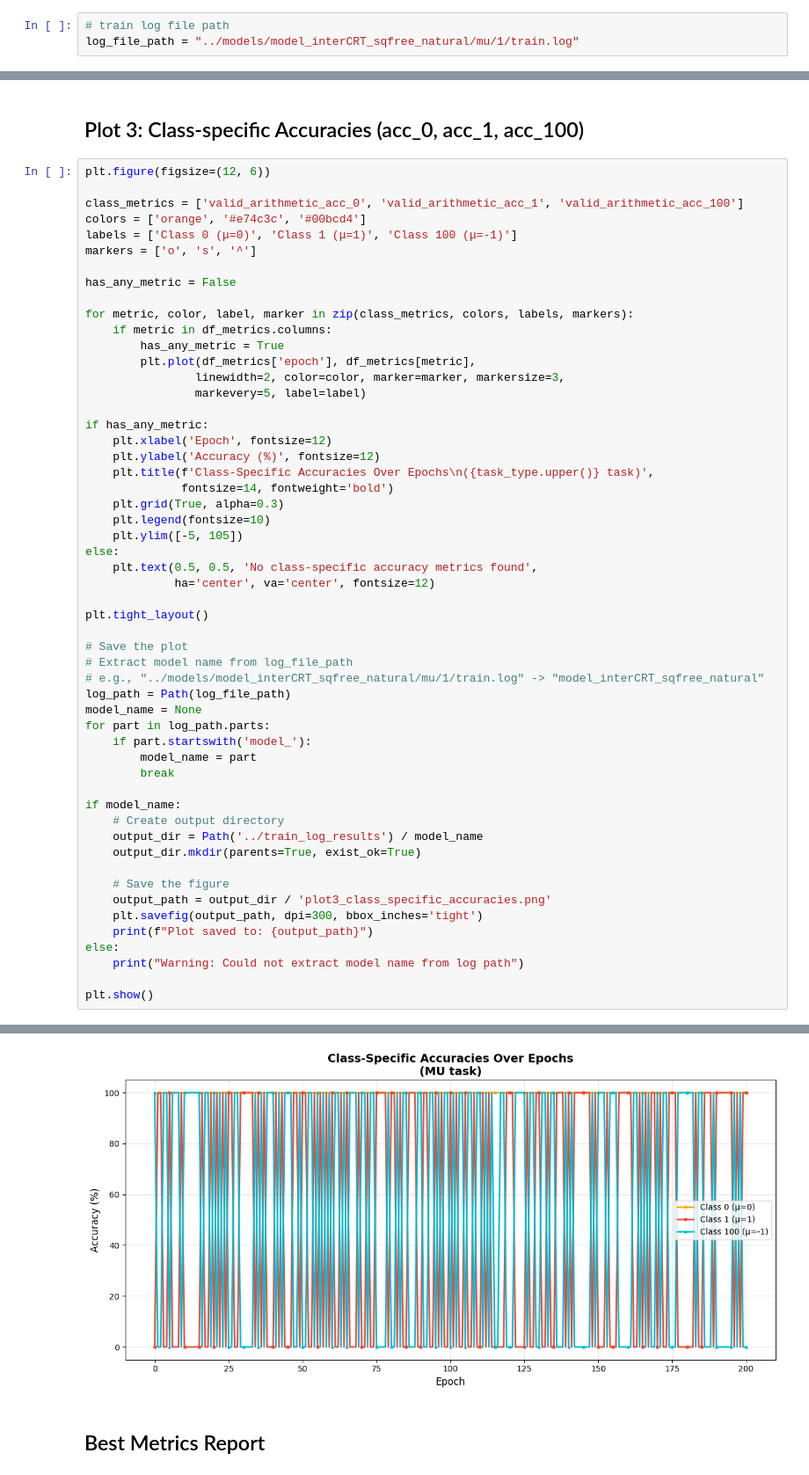
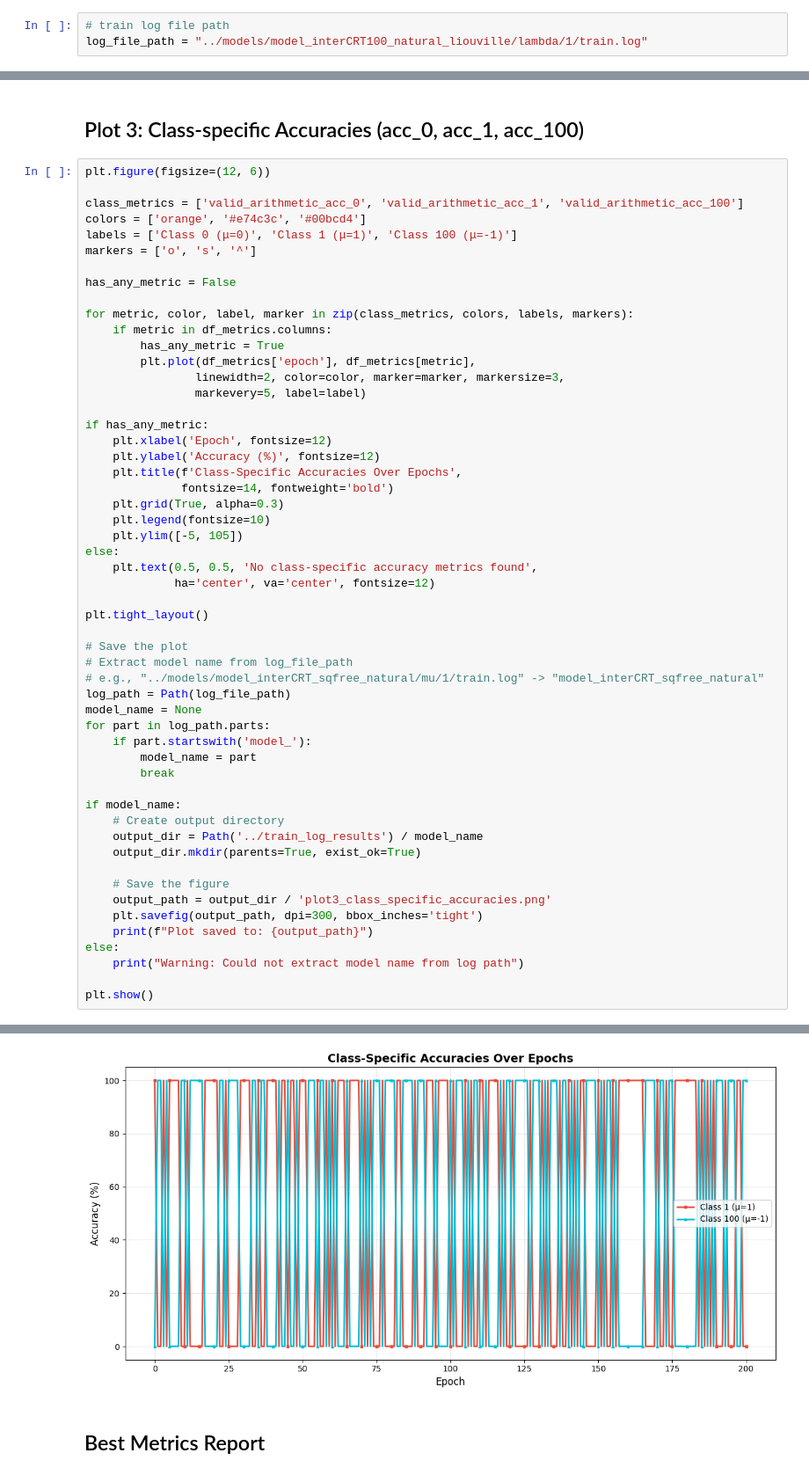
Before and after one commit to clairexuu/mobius_case_study, a Jupyter notebook: notebooks/interpret_train_log.ipynb, the cells around one changed output, grey strips where cells are left out. Shown at 88% size. Saved outputs shown, nothing was run; the diff lists cells and outputs as text.

```diff
--- a/notebooks/interpret_train_log.ipynb
+++ b/notebooks/interpret_train_log.ipynb
@@ -19,7 +19,7 @@ from pathlib import Path
 Specify the path to your training log file:
 # %%
 # train log file path
-log_file_path = "../models/model_interCRT_sqfree_natural/mu/1/train.log"
+log_file_path = "../models/model_interCRT100_natural_liouville/lambda/1/train.log"
 # %% [markdown]
 ## Parse Training Log
 # %%
@@ -275,7 +275,7 @@ for metric, color, label, marker in zip(class_metrics, colors, labels, markers):
 if has_any_metric:
     plt.xlabel('Epoch', fontsize=12)
     plt.ylabel('Accuracy (%)', fontsize=12)
-    plt.title(f'Class-Specific Accuracies Over Epochs\n({task_type.upper()} task)',
+    plt.title(f'Class-Specific Accuracies Over Epochs',
               fontsize=14, fontweight='bold')
     plt.grid(True, alpha=0.3)
     plt.legend(fontsize=10)
@@ -314,4 +314,4 @@ Plot saved to: ../train_log_results/model_interCRT_sqfree_natural/plot3_class_sp
-[figure, old version]
+[figure, new version]
 # %% [markdown]
 ## Best Metrics Report
 # %%
```
Also changed, not shown: parts of 7 cells of this notebook, 36 other files.
